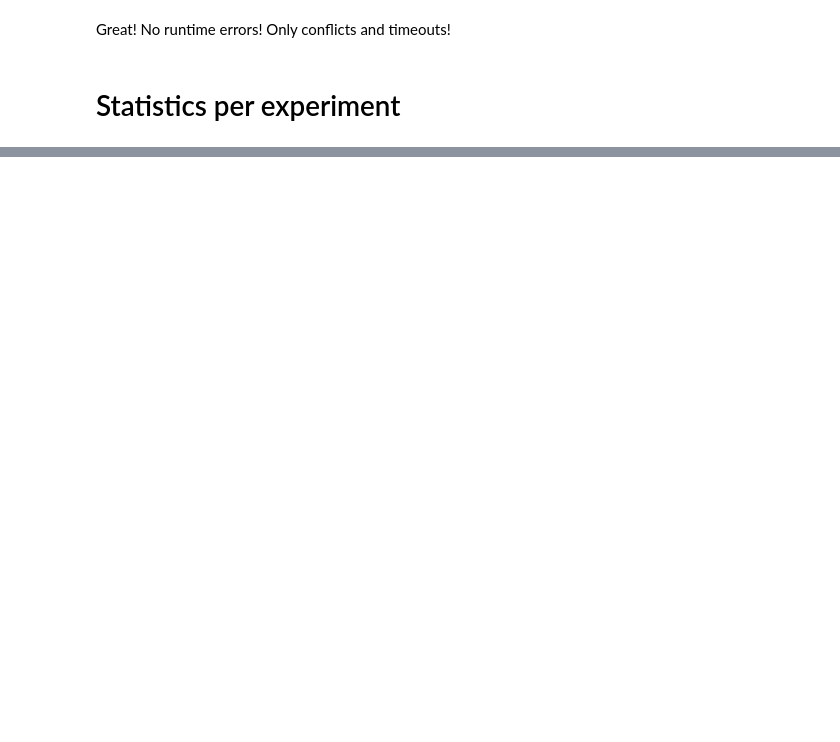
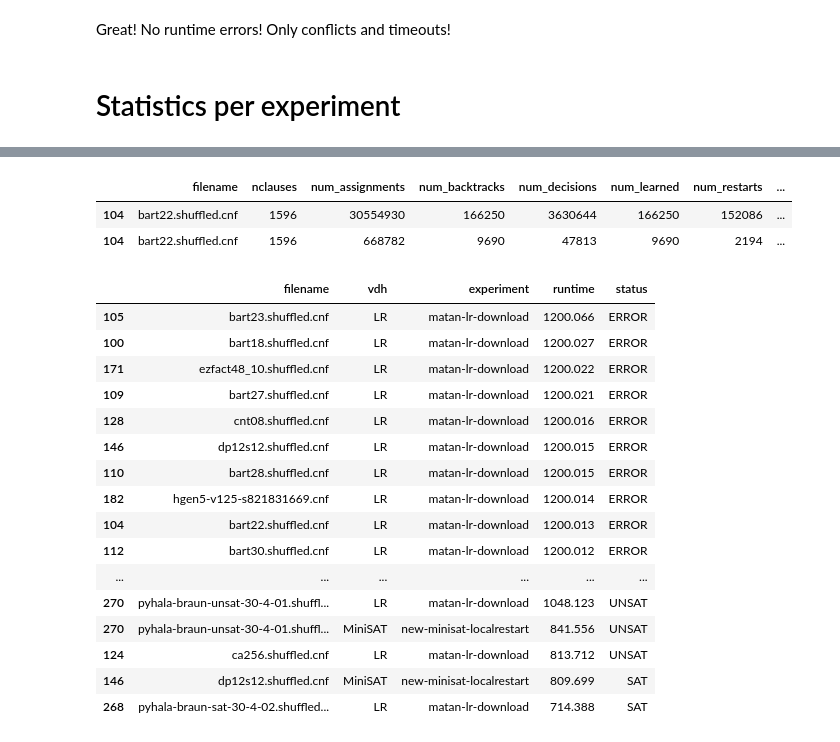
Before and after one commit to matanc1/edusat, a Jupyter notebook: scripts/results.ipynb, the cells around one changed output, grey strips where cells are left out. Cells and saved outputs as stored; diff of their text form; code cells hidden in the pictures; blank space fills up the shorter version.

```diff
--- a/scripts/results.ipynb
+++ b/scripts/results.ipynb
@@ -86,3 +118,29 @@ df.groupby(['experiment', 'solver', 'vdh', 'status']).agg({'experiment': 'count'
 df.hvplot.scatter(x='nclauses', y='runtime', by=['status']).options(title='Runtime by #clauses')
 # %% [output]
 [interactive output not drawn]
+# %%
+df[df['filename']=='bart22.shuffled.cnf']
+# %% [output]
+|  | filename | nclauses | num_assignments | num_backtracks | num_decisions | num_learned | num_restarts | ... |
+| 104 | bart22.shuffled.cnf | 1596 | 30554930 | 166250 | 3630644 | 166250 | 152086 | ... |
+| 104 | bart22.shuffled.cnf | 1596 | 668782 | 9690 | 47813 | 9690 | 2194 | ... |
+# %%
+df.loc[lambda x: x['experiment'] != 'original'].sort_values(['runtime'], ascending=False)[['filename', 'vdh','experiment', 'runtime', 'status']].head(30)
+# %% [output]
+|  | filename | vdh | experiment | runtime | status |
+| 105 | bart23.shuffled.cnf | LR | matan-lr-download | 1200.066 | ERROR |
+| 100 | bart18.shuffled.cnf | LR | matan-lr-download | 1200.027 | ERROR |
+| 171 | ezfact48_10.shuffled.cnf | LR | matan-lr-download | 1200.022 | ERROR |
+| 109 | bart27.shuffled.cnf | LR | matan-lr-download | 1200.021 | ERROR |
+| 128 | cnt08.shuffled.cnf | LR | matan-lr-download | 1200.016 | ERROR |
+| 146 | dp12s12.shuffled.cnf | LR | matan-lr-download | 1200.015 | ERROR |
+| 110 | bart28.shuffled.cnf | LR | matan-lr-download | 1200.015 | ERROR |
+| 182 | hgen5-v125-s821831669.cnf | LR | matan-lr-download | 1200.014 | ERROR |
+| 104 | bart22.shuffled.cnf | LR | matan-lr-download | 1200.013 | ERROR |
+| 112 | bart30.shuffled.cnf | LR | matan-lr-download | 1200.012 | ERROR |
+| ... | ... | ... | ... | ... | ... |
+| 270 | pyhala-braun-unsat-30-4-01.shuffl... | LR | matan-lr-download | 1048.123 | UNSAT |
+| 270 | pyhala-braun-unsat-30-4-01.shuffl... | MiniSAT | new-minisat-localrestart | 841.556 | UNSAT |
+| 124 | ca256.shuffled.cnf | LR | matan-lr-download | 813.712 | UNSAT |
+| 146 | dp12s12.shuffled.cnf | MiniSAT | new-minisat-localrestart | 809.699 | SAT |
+| 268 | pyhala-braun-sat-30-4-02.shuffled... | LR | matan-lr-download | 714.388 | SAT |
```
Also changed, not shown: parts of 12 cells of this notebook, 10 other files.
